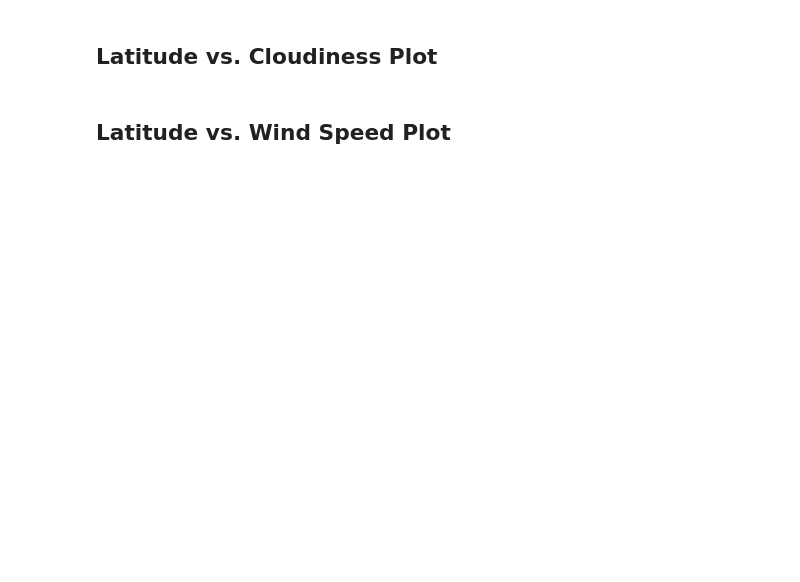
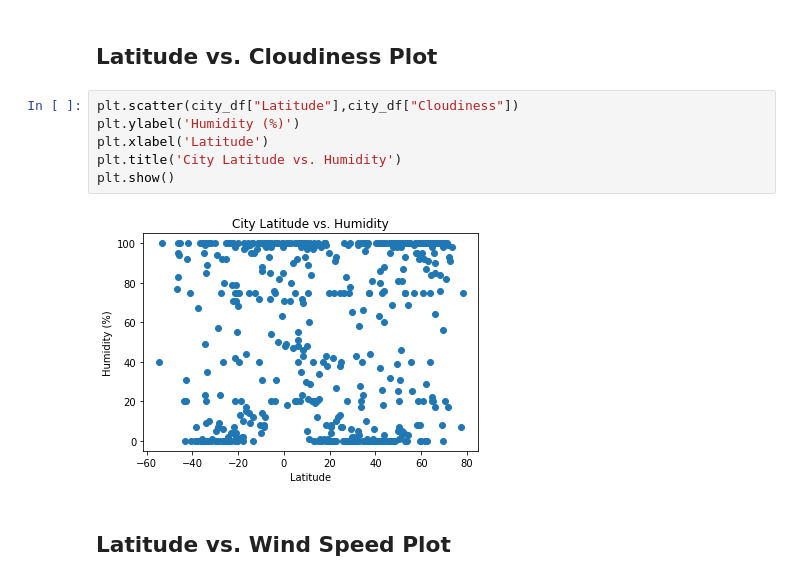
Before and after one commit to RSGDATA/City-weather-analysis, a Jupyter notebook: WeatherPy/WeatherPy.ipynb, the cells around one changed output. Drawn from its saved outputs; the diff is of its cells as text; blank space fills up the shorter version.

```diff
--- a/WeatherPy/WeatherPy.ipynb
+++ b/WeatherPy/WeatherPy.ipynb
@@ -194,4 +236,12 @@ Skip this step if there are no cities that have humidity > 100%.
 # %% [markdown]
 ## Latitude vs. Cloudiness Plot
+# %%
+plt.scatter(city_df["Latitude"],city_df["Cloudiness"])
+plt.ylabel('Humidity (%)')
+plt.xlabel('Latitude')
+plt.title('City Latitude vs. Humidity')
+plt.show()
+# %% [output]
+[figure, added]
 # %% [markdown]
 ## Latitude vs. Wind Speed Plot
```
Also changed, not shown: parts of 15 cells of this notebook, 4 other files.
